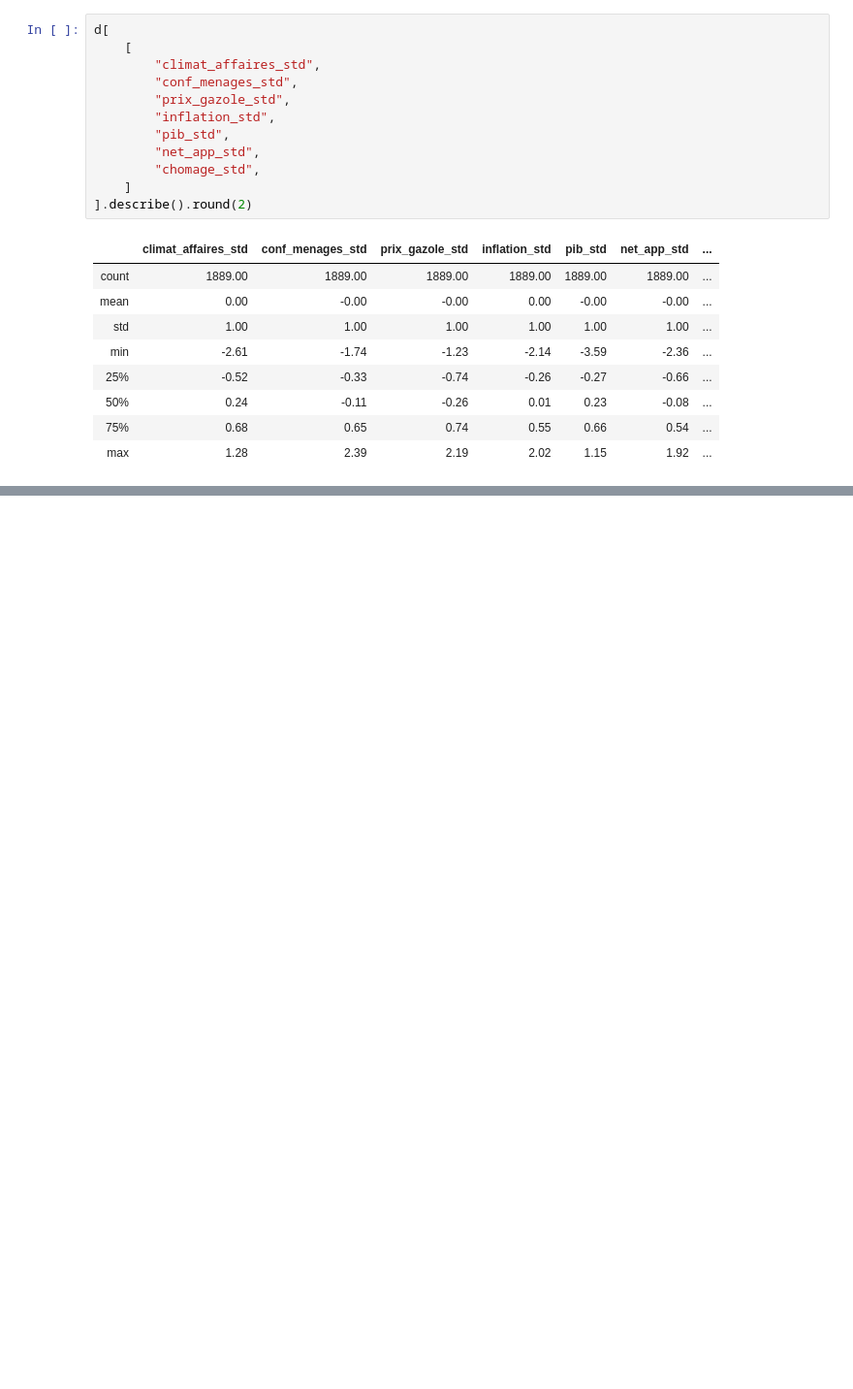
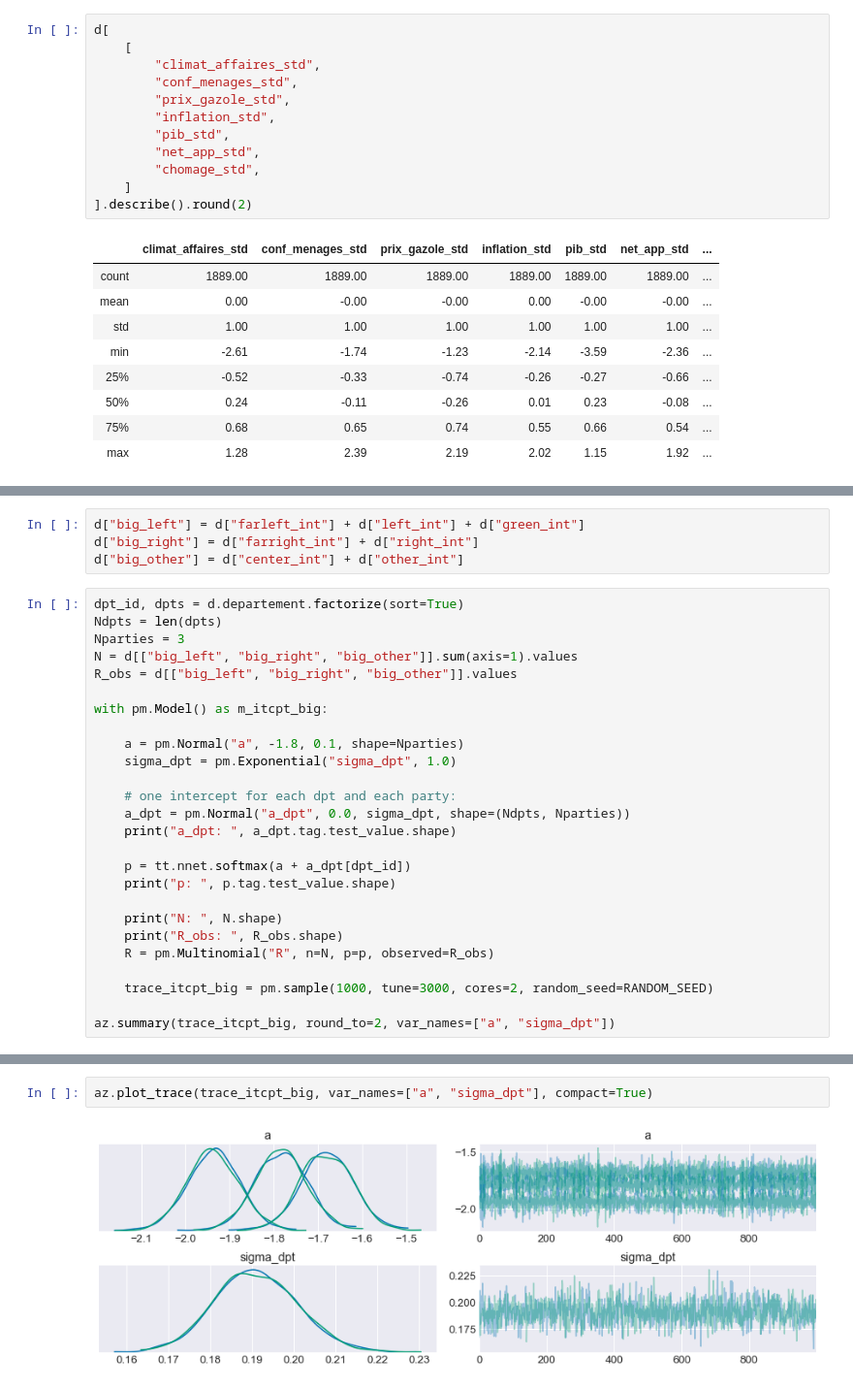
Before and after one commit to pollsposition/models, a Jupyter notebook: fondamentaux/funds2.ipynb, the cells around one changed output, grey strips where cells are left out. Shown at 97% size. Drawn from its saved outputs; the diff is of its cells as text; blank space fills up the shorter version.

```diff
--- a/fondamentaux/funds2.ipynb
+++ b/fondamentaux/funds2.ipynb
@@ -97,0 +223,30 @@ ValueError: Input dimension mis-match. (input[0].shape[1] = 7, input[1].shape[1]
+# %%
+d["big_left"] = d["farleft_int"] + d["left_int"] + d["green_int"]
+d["big_right"] = d["farright_int"] + d["right_int"]
+d["big_other"] = d["center_int"] + d["other_int"]
+# %%
+dpt_id, dpts = d.departement.factorize(sort=True)
+Ndpts = len(dpts)
+Nparties = 3
+N = d[["big_left", "big_right", "big_other"]].sum(axis=1).values
+R_obs = d[["big_left", "big_right", "big_other"]].values
+
+with pm.Model() as m_itcpt_big:
+
+    a = pm.Normal("a", -1.8, 0.1, shape=Nparties)
+    sigma_dpt = pm.Exponential("sigma_dpt", 1.0)
+
+    # one intercept for each dpt and each party:
+    a_dpt = pm.Normal("a_dpt", 0.0, sigma_dpt, shape=(Ndpts, Nparties))
+    print("a_dpt: ", a_dpt.tag.test_value.shape)
+
+    p = tt.nnet.softmax(a + a_dpt[dpt_id])
+    print("p: ", p.tag.test_value.shape)
+
+    print("N: ", N.shape)
+    print("R_obs: ", R_obs.shape)
+    R = pm.Multinomial("R", n=N, p=p, observed=R_obs)
+
+    trace_itcpt_big = pm.sample(1000, tune=3000, cores=2, random_seed=RANDOM_SEED)
+
+az.summary(trace_itcpt_big, round_to=2, var_names=["a", "sigma_dpt"])
@@ -97,0 +267,4 @@ ValueError: Input dimension mis-match. (input[0].shape[1] = 7, input[1].shape[1]
+# %%
+az.plot_trace(trace_itcpt_big, var_names=["a", "sigma_dpt"], compact=True)
+# %% [output]
+[figure, added]
```
Also changed, not shown: parts of 19 cells of this notebook.
